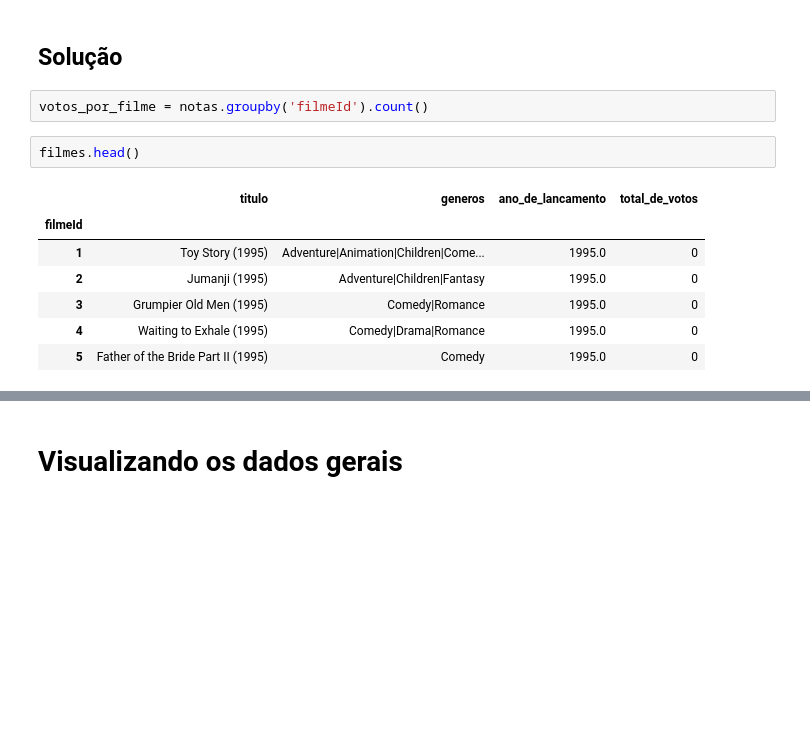
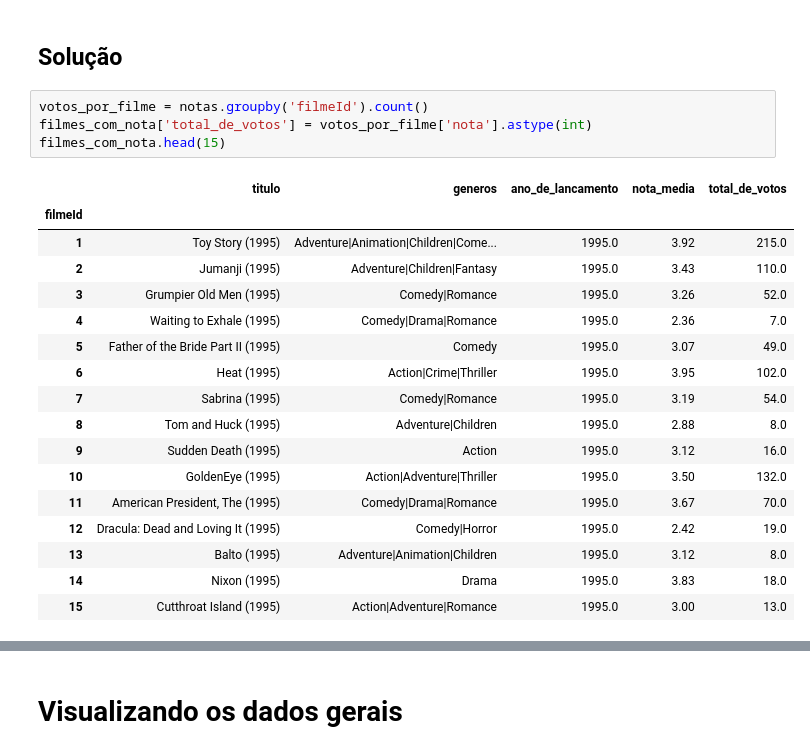
Before and after one commit to luizbejota/formacao-data-science-alura, a Jupyter notebook: Formação_Data_Science_Alura_Luiz_Fernando_Ferreira.ipynb, the cells around one changed output, grey strips where cells are left out. Cells and saved outputs as stored; diff of their text form; blank space fills up the shorter version.

```diff
--- a/Formação_Data_Science_Alura_Luiz_Fernando_Ferreira.ipynb
+++ b/Formação_Data_Science_Alura_Luiz_Fernando_Ferreira.ipynb
@@ -123,13 +123,23 @@ filmes_com_nota.head()
 ## Solução
 # %%
 votos_por_filme = notas.groupby('filmeId').count()
+filmes_com_nota['total_de_votos'] = votos_por_filme['nota'].astype(int)
+filmes_com_nota.head(15)
+# %% [output]
+|  | titulo | generos | ano_de_lancamento | nota_media | total_de_votos |
+| filmeId |  |  |  |  |  |
+| 1 | Toy Story (1995) | Adventure|Animation|Children|Come... | 1995.0 | 3.92 | 215.0 |
+| 2 | Jumanji (1995) | Adventure|Children|Fantasy | 1995.0 | 3.43 | 110.0 |
+| 3 | Grumpier Old Men (1995) | Comedy|Romance | 1995.0 | 3.26 | 52.0 |
+| 4 | Waiting to Exhale (1995) | Comedy|Drama|Romance | 1995.0 | 2.36 | 7.0 |
+| 5 | Father of the Bride Part II (1995) | Comedy | 1995.0 | 3.07 | 49.0 |
+| 6 | Heat (1995) | Action|Crime|Thriller | 1995.0 | 3.95 | 102.0 |
+| 7 | Sabrina (1995) | Comedy|Romance | 1995.0 | 3.19 | 54.0 |
+| 8 | Tom and Huck (1995) | Adventure|Children | 1995.0 | 2.88 | 8.0 |
+| 9 | Sudden Death (1995) | Action | 1995.0 | 3.12 | 16.0 |
+| 10 | GoldenEye (1995) | Action|Adventure|Thriller | 1995.0 | 3.50 | 132.0 |
+| 11 | American President, The (1995) | Comedy|Drama|Romance | 1995.0 | 3.67 | 70.0 |
+| 12 | Dracula: Dead and Loving It (1995) | Comedy|Horror | 1995.0 | 2.42 | 19.0 |
+| 13 | Balto (1995) | Adventure|Animation|Children | 1995.0 | 3.12 | 8.0 |
+| 14 | Nixon (1995) | Drama | 1995.0 | 3.83 | 18.0 |
+| 15 | Cutthroat Island (1995) | Action|Adventure|Romance | 1995.0 | 3.00 | 13.0 |
-# %%
-filmes.head()
-# %% [output]
-|  | titulo | generos | ano_de_lancamento | total_de_votos |
-| filmeId |  |  |  |  |
-| 1 | Toy Story (1995) | Adventure|Animation|Children|Come... | 1995.0 | 0 |
-| 2 | Jumanji (1995) | Adventure|Children|Fantasy | 1995.0 | 0 |
-| 3 | Grumpier Old Men (1995) | Comedy|Romance | 1995.0 | 0 |
-| 4 | Waiting to Exhale (1995) | Comedy|Drama|Romance | 1995.0 | 0 |
-| 5 | Father of the Bride Part II (1995) | Comedy | 1995.0 | 0 |
```
Also changed, not shown: parts of 2 cells of this notebook.
